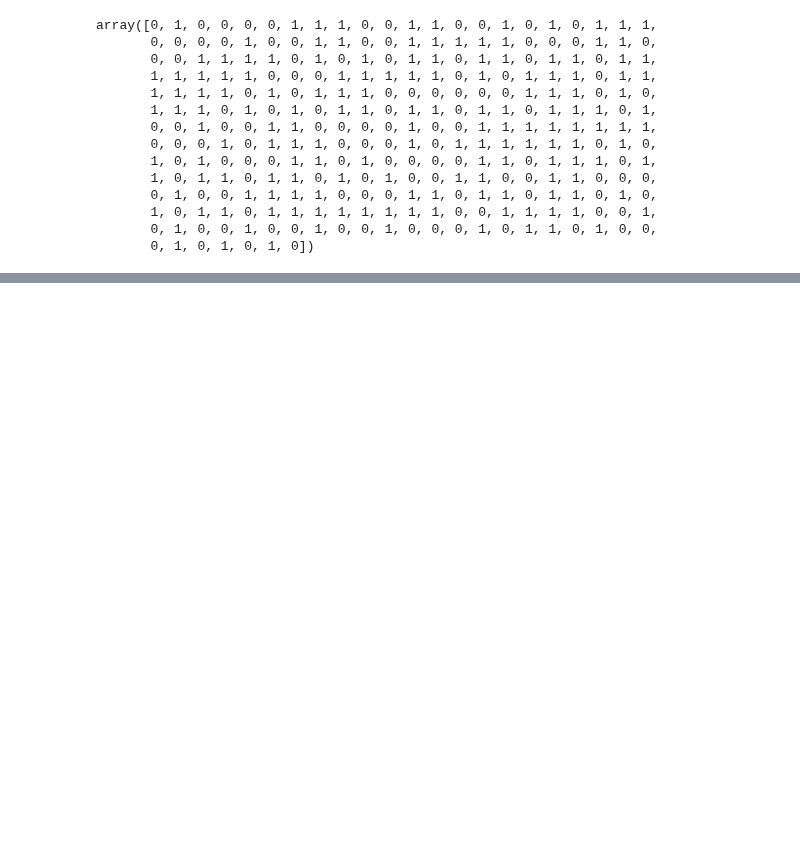
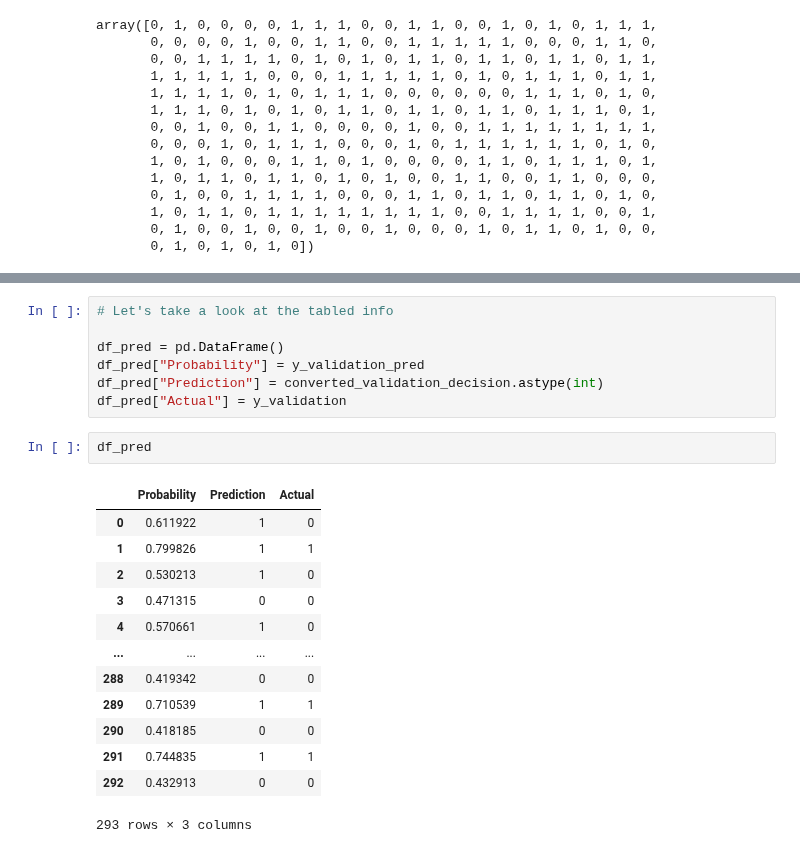
Before and after one commit to ArkadiyShuvaev/machine-learning-zoomcamp, a Jupyter notebook: src/03-classification/03-hw.ipynb, the cells around one changed output, grey strips where cells are left out. Saved outputs shown, nothing was run; the diff lists cells and outputs as text; blank space fills up the shorter version.

```diff
--- a/src/03-classification/03-hw.ipynb
+++ b/src/03-classification/03-hw.ipynb
@@ -1152,3 +1148,26 @@ print(f"Rounded to 2 decimal places: {round(accuracy, 2)}")
 # %% [output]
 Raw accuracy: 0.6996587030716723
 Rounded to 2 decimal places: 0.7
+# %%
+# Let's take a look at the tabled info
+
+df_pred = pd.DataFrame()
+df_pred["Probability"] = y_validation_pred
+df_pred["Prediction"] = converted_validation_decision.astype(int)
+df_pred["Actual"] = y_validation
+# %%
+df_pred
+# %% [output]
+|  | Probability | Prediction | Actual |
+| 0 | 0.611922 | 1 | 0 |
+| 1 | 0.799826 | 1 | 1 |
+| 2 | 0.530213 | 1 | 0 |
+| 3 | 0.471315 | 0 | 0 |
+| 4 | 0.570661 | 1 | 0 |
+| ... | ... | ... | ... |
+| 288 | 0.419342 | 0 | 0 |
+| 289 | 0.710539 | 1 | 1 |
+| 290 | 0.418185 | 0 | 0 |
+| 291 | 0.744835 | 1 | 1 |
+| 292 | 0.432913 | 0 | 0 |
+293 rows × 3 columns
```
Also changed, not shown: parts of 19 cells of this notebook.
